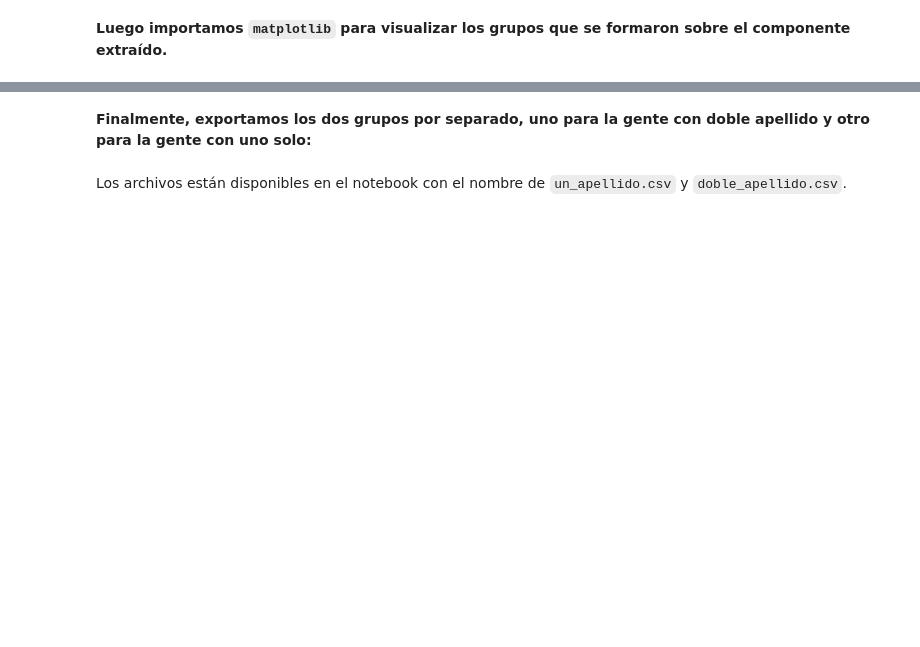
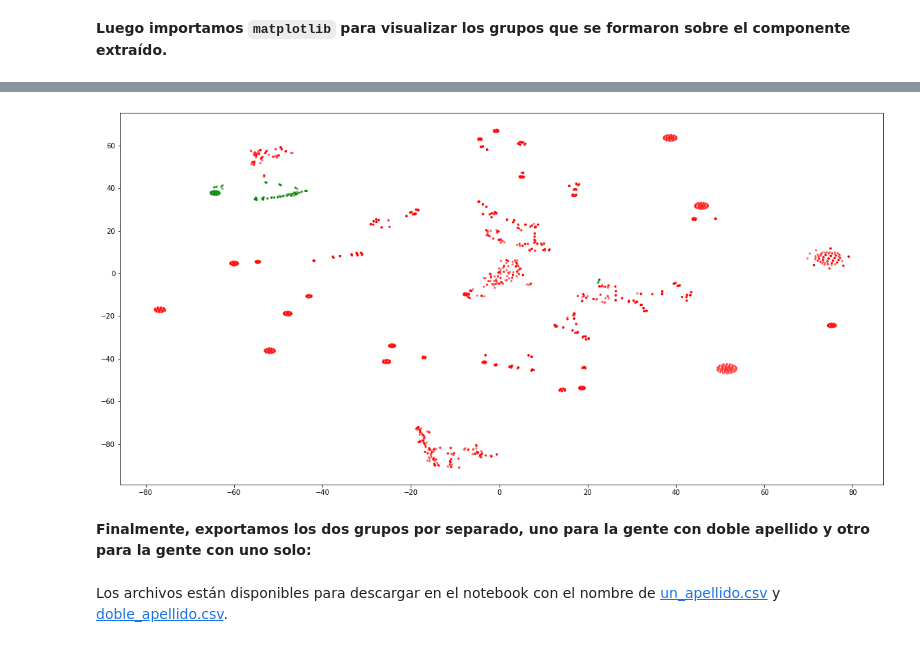
Before and after one commit to chingologram/jupyter-notebooks, a Jupyter notebook: Apellidos y nombres.ipynb, the cells around one changed output, grey strips where cells are left out. Saved outputs shown, nothing was run; the diff lists cells and outputs as text; code cells hidden in the pictures; blank space fills up the shorter version.

```diff
--- a/Apellidos y nombres.ipynb
+++ b/Apellidos y nombres.ipynb
@@ -223,4 +312,4 @@ Las filas de doble apellido pertenecen al cluster 0, tanto en los casos donde G
 # %%
-dfgomez = dftrain[dftrain.funcionario_apellido_nombre.str.contains('gomez')].head(20)
-print(dfgomez[['funcionario_apellido_nombre', 'cluster']])
+dfpereyra = dftrain[dftrain.funcionario_apellido_nombre.str.contains('pereyra')].head(50)
+dfpereyra[['funcionario_apellido_nombre', 'cluster']]
 # %% [output]
@@ -244,7 +333,11 @@ print(dfgomez[['funcionario_apellido_nombre', 'cluster']])
+# %%
+plotApellidos(dftrain, dfpereyra, plt.figure().add_subplot('111'))
+# %% [output]
+[figure, added]
 # %% [markdown]
 **Finalmente, exportamos los dos grupos por separado, uno para la gente con doble apellido y otro para la gente con uno solo:**
 # %%
 dftrain[dftrain.cluster == 0].to_csv('doble_apellido.csv')
 dftrain[dftrain.cluster == 1].to_csv('un_apellido.csv')
 # %% [markdown]
-Los archivos están disponibles en el notebook con el nombre de `un_apellido.csv` y `doble_apellido.csv`.
+Los archivos están disponibles para descargar en el notebook con el nombre de [un_apellido.csv](/edit/un_apellido.csv) y [doble_apellido.csv](/edit/doble_apellido.csv).
```
Also changed, not shown: parts of 31 cells of this notebook.
